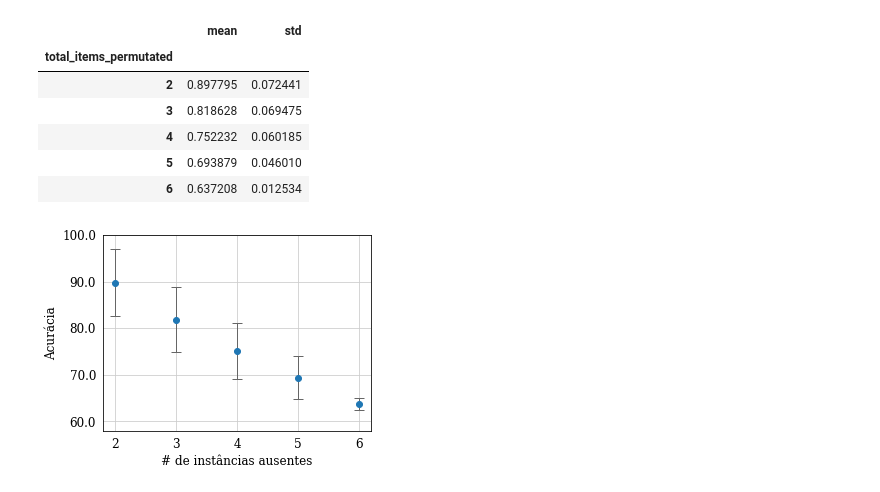
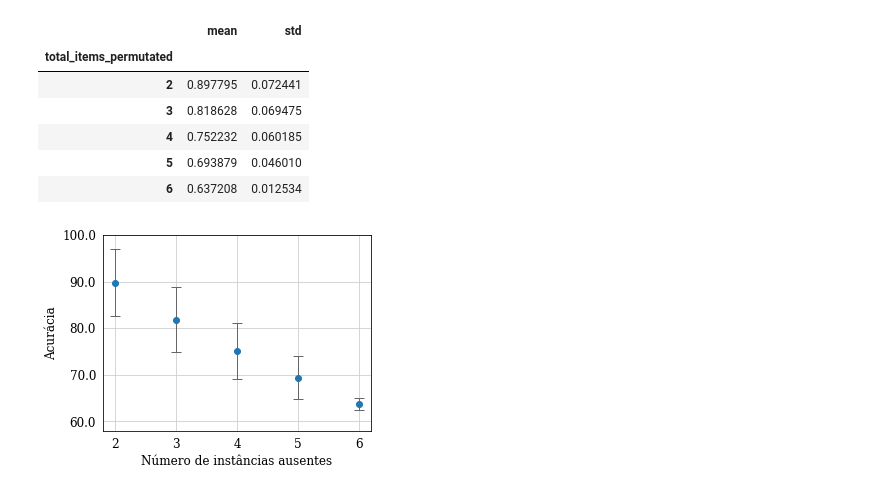
Before and after one commit to SrMouraSilva/RBM, a Jupyter notebook: experiments/notebooks/IV.F.Plugins_positioning_in_a_givem patch.ipynb, the cells around one changed output. Drawn from its saved outputs; the diff is of its cells as text; code cells hidden in the pictures.

```diff
--- a/experiments/notebooks/IV.F.Plugins_positioning_in_a_givem patch.ipynb
+++ b/experiments/notebooks/IV.F.Plugins_positioning_in_a_givem patch.ipynb
@@ -32,21 +32,21 @@ df
 # %%
 import matplotlib.font_manager
 matplotlib.font_manager.findSystemFonts(fontpaths=None, fontext='ttf')
 
 from itertools import combinations
 
 update_style()
 
 plt.figure(figsize=(8*.6, 6*.6))
 
 plt.errorbar(y=df['mean'], x=df.index, yerr=df['std'], fmt='o', ecolor='#666666', capsize=5, elinewidth=1, markeredgewidth=1)
 plt.xlim([1.8, 6.2])
 plt.ylim([.58, 1])
 
-plt.gca().set_xlabel('# de instâncias ausentes')
+plt.gca().set_xlabel('Número de instâncias ausentes')
 plt.gca().set_ylabel('Acurácia')
 plt.gca().set_yticklabels(['{:3.1f}'.format(x*100) for x in plt.gca().get_yticks()])
 
 plt.gca().get_figure().savefig("output/permutations.pdf", bbox_inches='tight')
 # %% [output]
-[figure, old version]
+[figure, new version]
```
Also changed, not shown: 6 other files.
